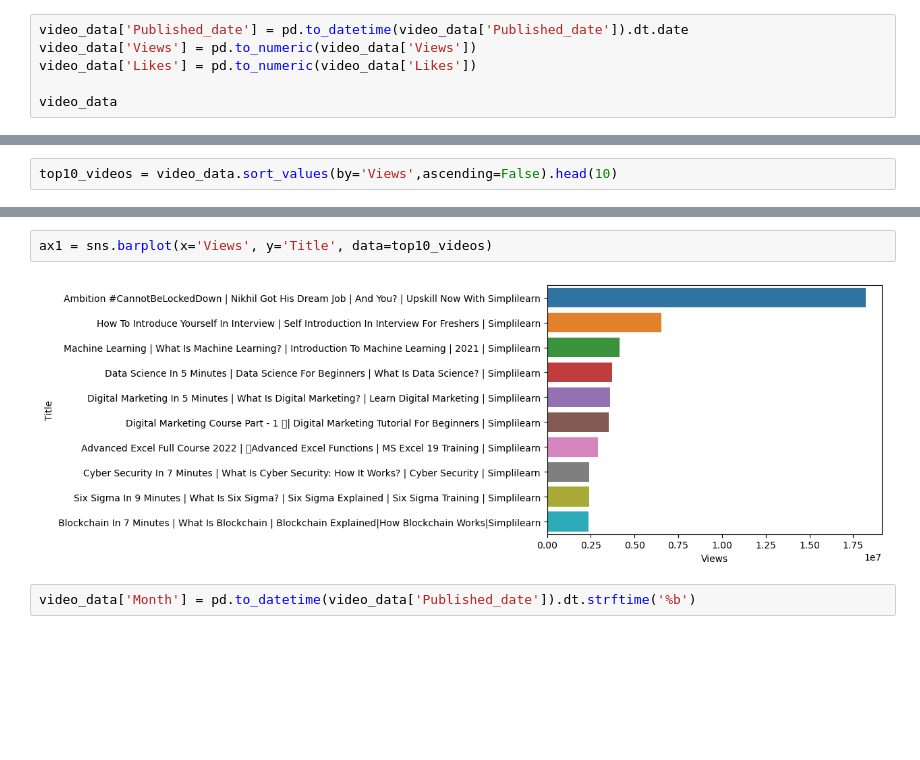
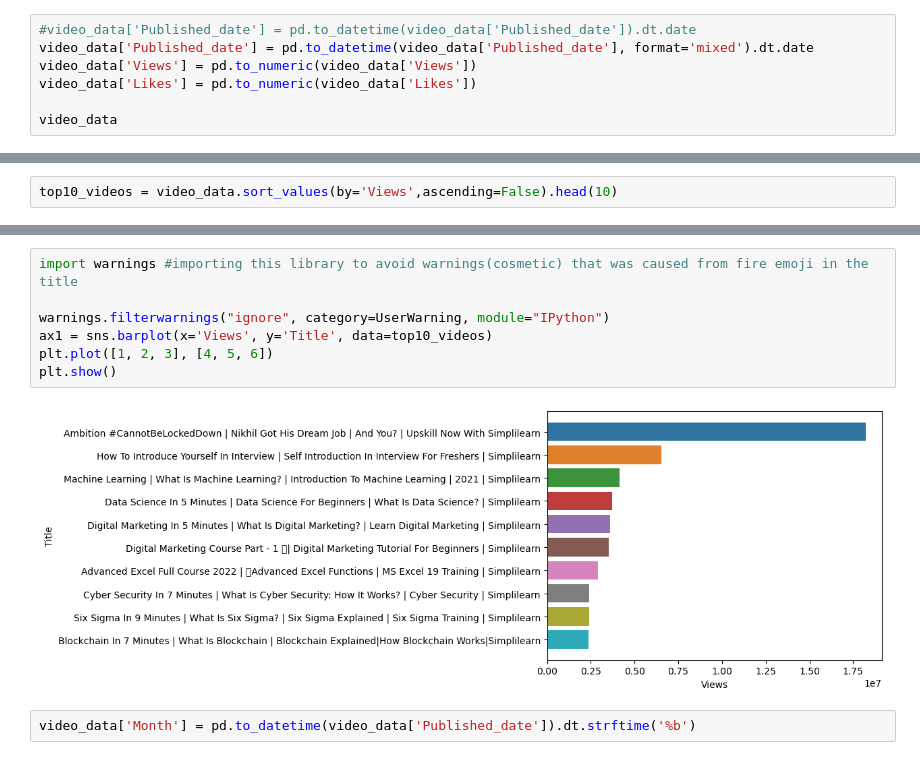
Before and after one commit to Ranjithade/YouTubeAnalysis, a Jupyter notebook: Youtube_AnalysisWS.ipynb, the cells around one changed output, grey strips where cells are left out. Cells and saved outputs as stored; diff of their text form; blank space fills up the shorter version.

```diff
--- a/Youtube_AnalysisWS.ipynb
+++ b/Youtube_AnalysisWS.ipynb
@@ -239,5 +239,6 @@ video_data
 # %%
-video_data['Published_date'] = pd.to_datetime(video_data['Published_date']).dt.date
+#video_data['Published_date'] = pd.to_datetime(video_data['Published_date']).dt.date
+video_data['Published_date'] = pd.to_datetime(video_data['Published_date'], format='mixed').dt.date
 video_data['Views'] = pd.to_numeric(video_data['Views'])
 video_data['Likes'] = pd.to_numeric(video_data['Likes'])
 
@@ -277,7 +278,12 @@ top10_videos
 # %%
+import warnings #importing this library to avoid warnings(cosmetic) that was caused from fire emoji in the title
+
+warnings.filterwarnings("ignore", category=UserWarning, module="IPython")
 ax1 = sns.barplot(x='Views', y='Title', data=top10_videos)
+plt.plot([1, 2, 3], [4, 5, 6])
+plt.show()
 # %% [output]
-[figure, old version]
+[figure, new version]
 # %%
 video_data['Month'] = pd.to_datetime(video_data['Published_date']).dt.strftime('%b')
 # %%
```
Also changed, not shown: parts of 9 cells of this notebook.
